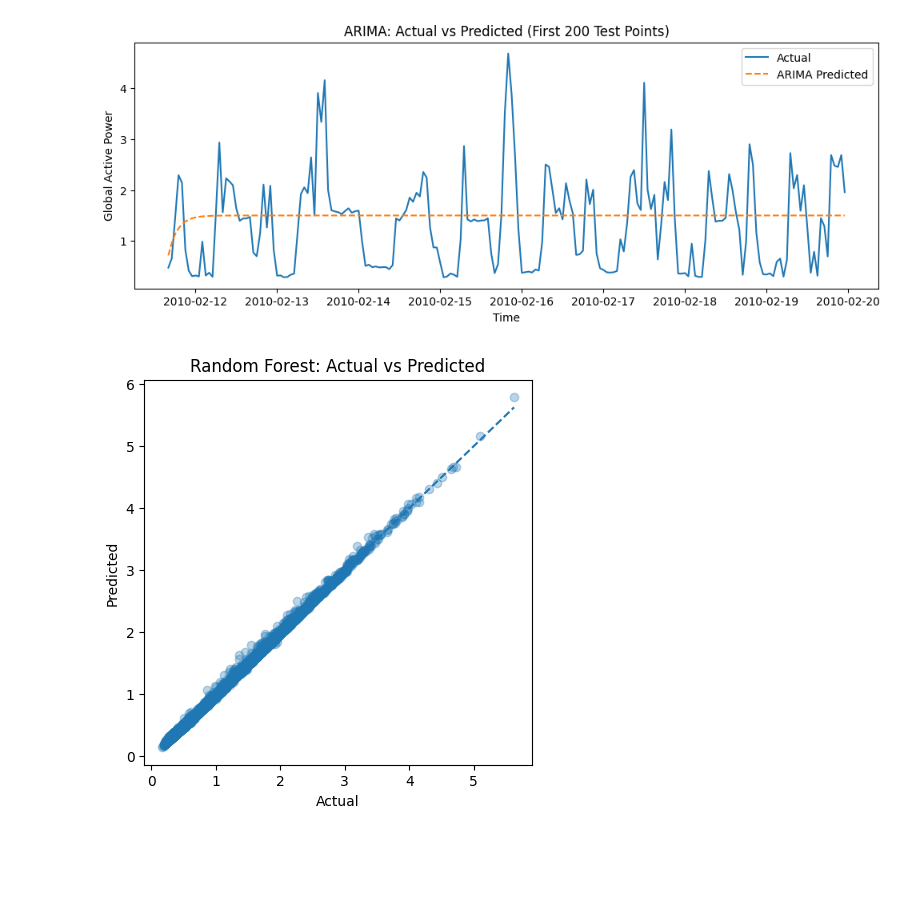
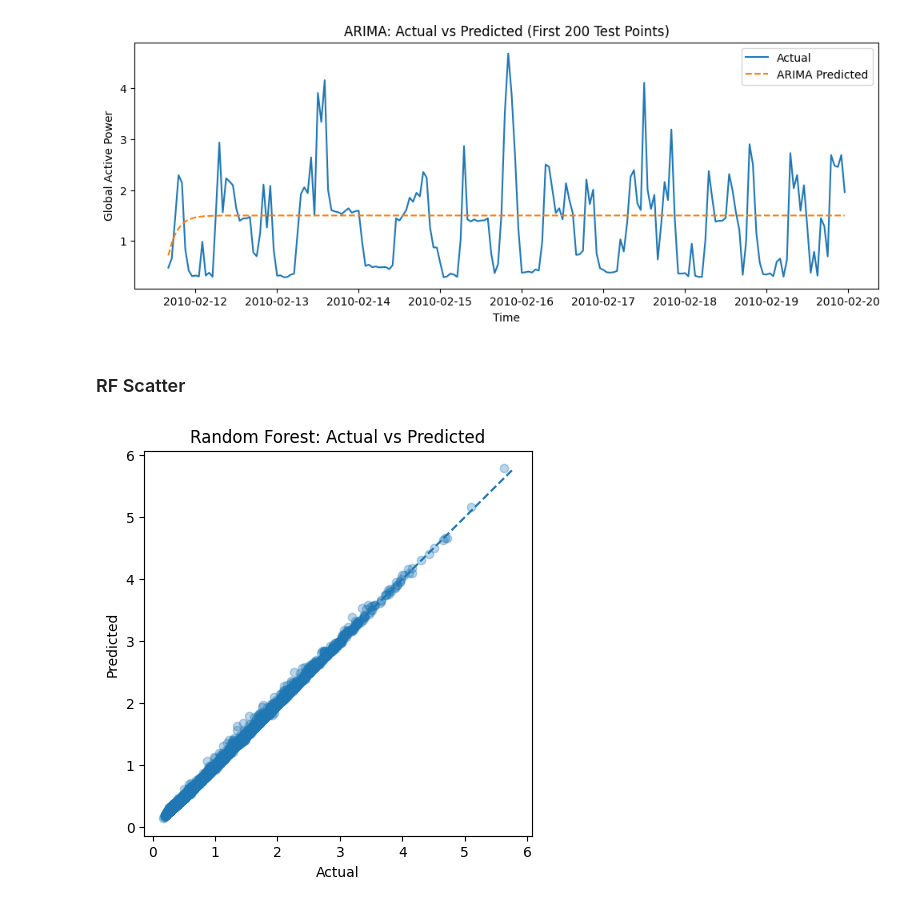
Before and after one commit to pinarrcindemirr/ML_Q1122408, a Jupyter notebook: ML_Q1122408.ipynb, the cells around one changed output. Saved outputs shown, nothing was run; the diff lists cells and outputs as text; code cells hidden in the pictures; blank space fills up the shorter version.

```diff
--- a/ML_Q1122408.ipynb
+++ b/ML_Q1122408.ipynb
@@ -667,17 +539,23 @@ plt.legend()
 plt.show()
 # %% [output]
 [figure]
+# %% [markdown]
+### RF Scatter
 # %%
+y_true = y_test
+y_pred = rf_pred_series.reindex(y_true.index)
+
 plt.figure(figsize=(5, 5))
-plt.scatter(df_rf_results["Actual"], df_rf_results["Predicted"], alpha=0.3)
-plt.plot(
-    [df_rf_results["Actual"].min(), df_rf_results["Actual"].max()],
-    [df_rf_results["Actual"].min(), df_rf_results["Actual"].max()],
-    linestyle="--"
-)
+plt.scatter(y_true, y_pred, alpha=0.3)
+
+# Diagonal reference line (y=x)
+min_v = min(y_true.min(), y_pred.min())
+max_v = max(y_true.max(), y_pred.max())
+plt.plot([min_v, max_v], [min_v, max_v], linestyle="--")
+
 plt.title("Random Forest: Actual vs Predicted")
 plt.xlabel("Actual")
 plt.ylabel("Predicted")
 plt.show()
 # %% [output]
-[figure, old version]
+[figure, new version]
```
Also changed, not shown: parts of 20 cells of this notebook.
